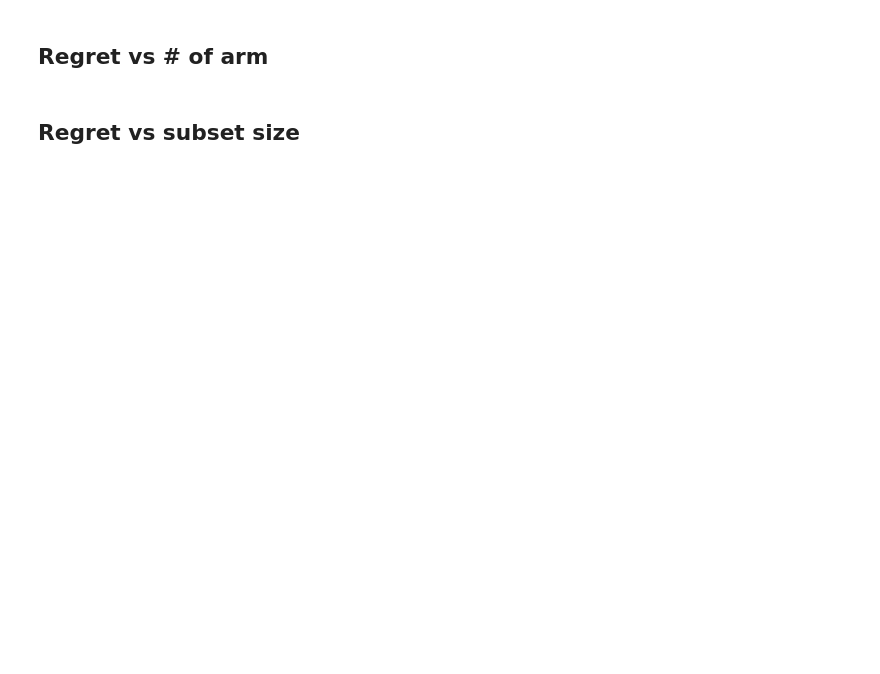
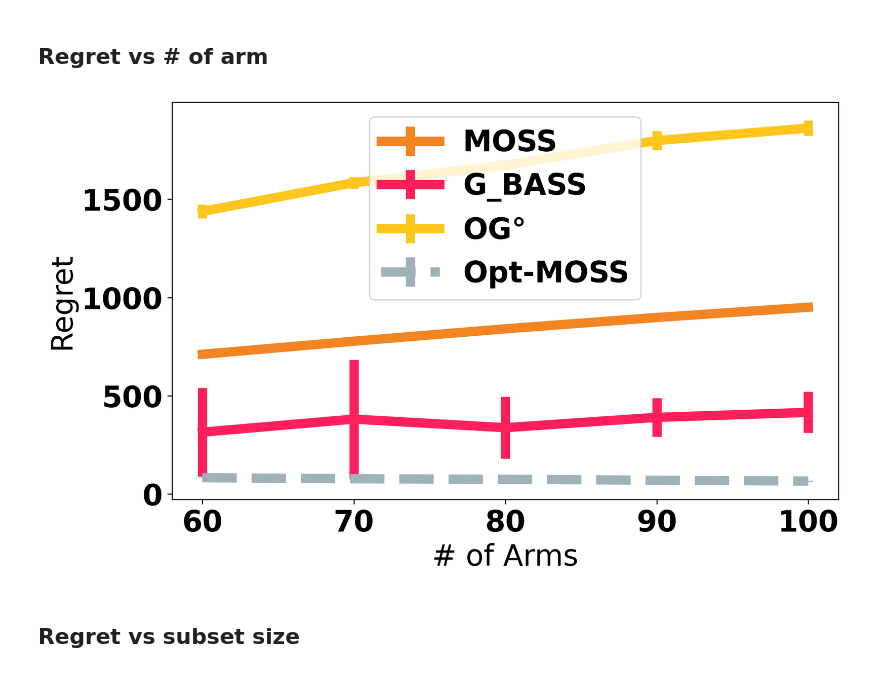
Before and after one commit to duongnhatthang/meta-bandit, a Jupyter notebook: main.ipynb, the cells around one changed output. Saved outputs shown, nothing was run; the diff lists cells and outputs as text; code cells hidden in the pictures; blank space fills up the shorter version.

```diff
--- a/main.ipynb
+++ b/main.ipynb
@@ -120,16 +94,10 @@ pass
 # %%
 # Plot from loaded cache file
-# HORIZON = 12000
-# X_b = np.arange(60,101,10)
-X_b = np.arange(10,19,2) # small
-# title = f'{setting}: Horizon = {HORIZON}, {N_TASKS} tasks, and subset size = {OPT_SIZE}'
-title = ''
-xlabel, ylabel = '# of Arms', 'Regret'
-regret_dict_b = pickle.load(open("results/cache_stochastic_small/small_arms.p", "rb"))
-# regret_dict_b = pickle.load(open("results/cache_500_tasks2/Adversarial2_arms.p", "rb"))
-# regret_dict_b = pickle.load(open("results/cache_600_tasks/Adversarial_arms.p", "rb"))
-# plt.ylim([-5, 55])
-utils.plot(X_b, regret_dict_b, title, xlabel, ylabel, **kwargs)
+X_b = np.arange(60,109,10) # small
+regret_dict_b = pickle.load(open("results/cache_arms.p", "rb"))
+utils.plot(X_b, regret_dict_b, '', '# of Arms', 'Regret', **kwargs)
+# %% [output]
+[figure, added]
 # %% [markdown]
 ## Regret vs subset size
 # %%
```
Also changed, not shown: parts of 9 cells of this notebook, 12 other files.
